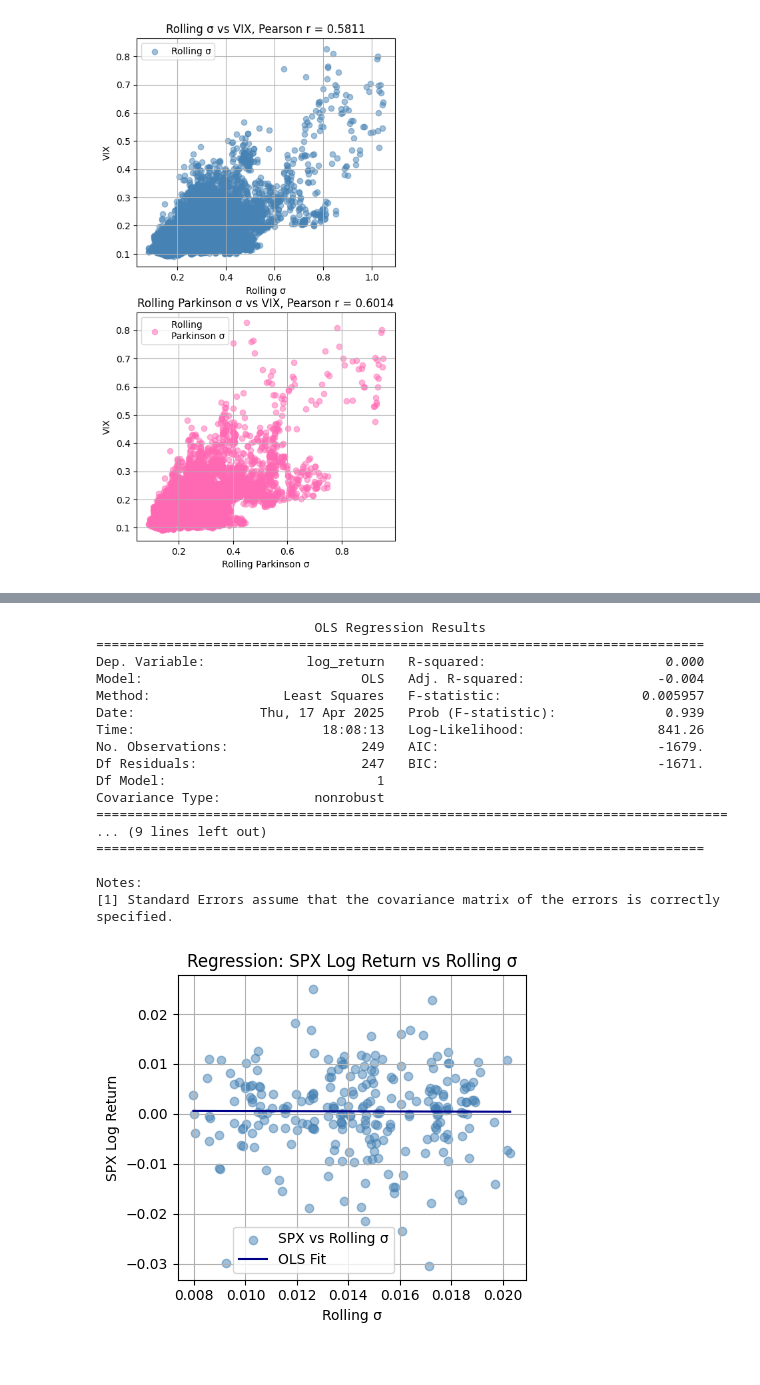
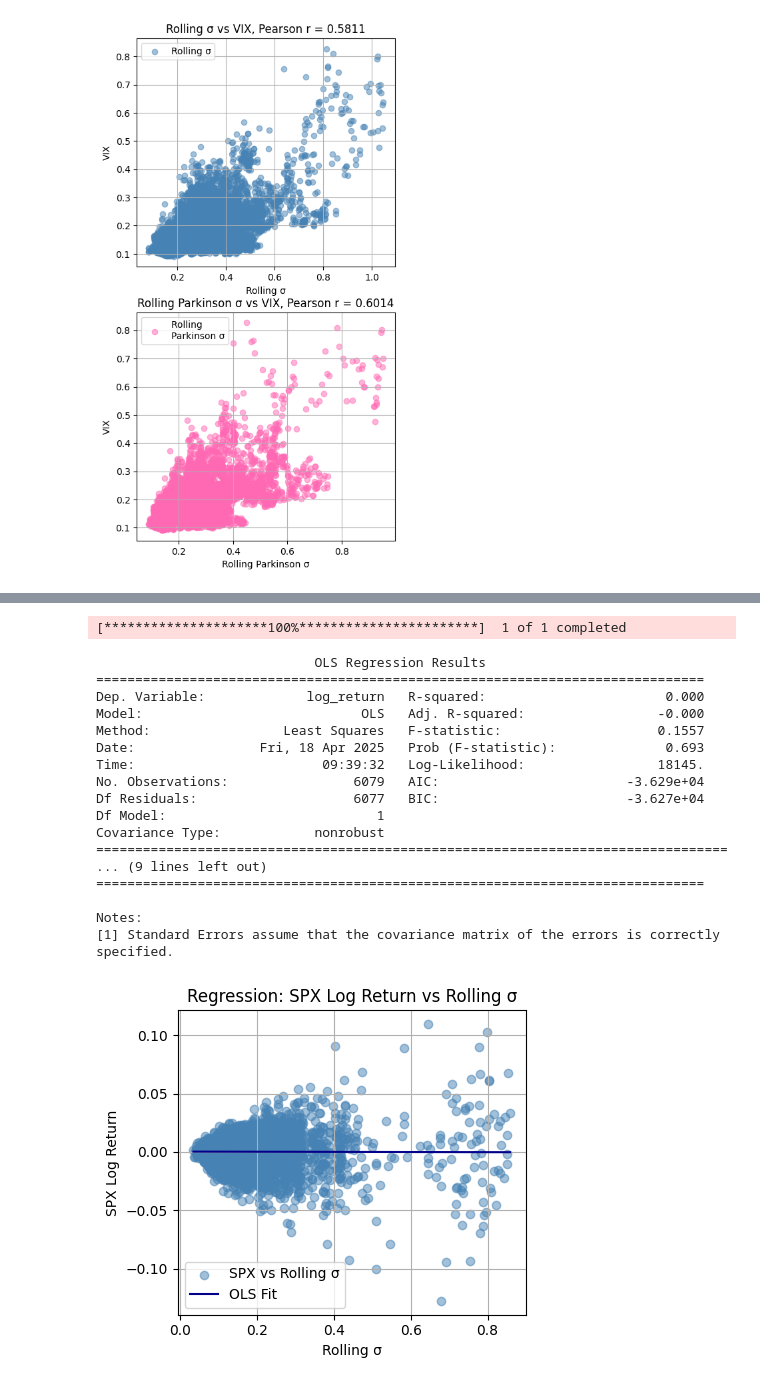
Before and after one commit to koolencharlotte/Computational_Finance_1, a Jupyter notebook: assignment_1.ipynb, the cells around one changed output, grey strips where cells are left out. Cells and saved outputs as stored; diff of their text form; code cells hidden in the pictures.

Commit message:
changed last things in plots

```diff
--- a/assignment_1.ipynb
+++ b/assignment_1.ipynb
@@ -368,20 +359,33 @@ plt.show()
 # %% [output]
 [figure]
 # %%
+start_date = "2001-01-01" # Keep this fixed in your implementation
+end_date = "2025-04-17" # end date is 17-04-2025
+
+# get from SPX data the Close data
+spx_symbol = "^SPX"
+spx_data = yf.download(spx_symbol, start=start_date, end=end_date)
+spx_data["log_return"] = np.log(spx_data["Close"] / spx_data["Close"].shift(1))
+spx_data = spx_data.dropna()
+spx_data.columns = spx_data.columns.get_level_values(0)
+
+# get VIX data
+vix_data = yf.download("^VIX", start=start_date, end=end_date)
+
 # get from SPX data the Close data
 spx_data["log_return"] = np.log(spx_data["Close"] / spx_data["Close"].shift(1))
 spx_data = spx_data.dropna()
 
 # get from VIX data the Close data
 vix_close = vix_data["Close"]["^VIX"]
-vix_close = vix_close.dropna().rename("VIX")
+vix_close = vix_close.dropna().rename("VIX") / 100
 
 # merge SPX log returns and VIX
 spx_data.columns = spx_data.columns.get_level_values(0)
 data = spx_data[["log_return"]].join(vix_close, how="inner")
 
 # time series regression
-X = sm.add_constant(data["VIX"])  # Add intercept
+X = sm.add_constant(data["VIX"])
 y = data["log_return"]
 
 # fit model and prepare data for plot
@@ -425,45 +431,56 @@ Notes:
 # %%
+# get from SPX data the Close data
+spx_symbol = "^SPX"
+start_date = "2001-01-01" # Keep this fixed in your implementation
+end_date = "2025-04-17" # end date is 17-04-2025
+spx_data = yf.download(spx_symbol, start=start_date, end=end_date)
+spx_data["log_return"] = np.log(spx_data["Close"] / spx_data["Close"].shift(1))
+spx_data = spx_data.dropna()
+spx_data.columns = spx_data.columns.get_level_values(0)
+
 # compute rolling sigma using compute_sigma function and window for 30 days
-rolling_sigma = adj_close_data.rolling(window=window_size).apply(compute_sigma, raw=True)
-df_sigma = spx_data[["log_return"]].join(rolling_sigma.iloc[:, 0].rename("rolling_sigma")).dropna()
+rolling_sigma = spx_data["log_return"].rolling(window=30).std() * np.sqrt(252)
+rolling_sigma = rolling_sigma.rename("rolling_sigma")
+df_sigma = spx_data[["log_return"]].join(rolling_sigma).dropna()
 
 # Regression: SPX log return vs Rolling σ
 X = sm.add_constant(df_sigma["rolling_sigma"])
 y = df_sigma["log_return"]
 model = sm.OLS(y, X).fit()
 x_sorted = np.sort(df_sigma["rolling_sigma"])
 y_pred = model.predict(sm.add_constant(x_sorted))
 print(model.summary())
 
 # plotting
 plt.figure(figsize=(4.5,4))
 plt.scatter(df_sigma["rolling_sigma"], df_sigma["log_return"],
             alpha=0.5, color="steelblue", label="SPX vs Rolling σ")
 plt.plot(x_sorted, y_pred, color="darkblue", label="OLS Fit")
 plt.xlabel("Rolling σ")
 plt.ylabel("SPX Log Return")
 plt.title("Regression: SPX Log Return vs Rolling σ")
 plt.grid(True)
-plt.legend(loc='lower center', bbox_to_anchor=(0.39, 0.0001), ncol=1, frameon=True)
+plt.legend(ncol=1, frameon=True)
 plt.tight_layout()
 plt.savefig("figures/spx_vs_sigmas.png", dpi=300, bbox_inches='tight')
 plt.show()
 # %% [output]
-                            OLS Regression Results
-==============================================================================
-Dep. Variable:             log_return   R-squared:                       0.000
-Model:                            OLS   Adj. R-squared:                 -0.004
-Method:                 Least Squares   F-statistic:                  0.005957
-Date:                Thu, 17 Apr 2025   Prob (F-statistic):              0.939
-Time:                        18:08:13   Log-Likelihood:                 841.26
-No. Observations:                 249   AIC:                            -1679.
-Df Residuals:                     247   BIC:                            -1671.
-Df Model:                           1
-Covariance Type:            nonrobust
-=================================================================================
-... (9 lines left out)
-==============================================================================
-
-Notes:
-[1] Standard Errors assume that the covariance matrix of the errors is correctly specified.
+[*********************100%***********************]  1 of 1 completed
+                            OLS Regression Results
+==============================================================================
+Dep. Variable:             log_return   R-squared:                       0.000
+Model:                            OLS   Adj. R-squared:                 -0.000
+Method:                 Least Squares   F-statistic:                    0.1557
+Date:                Fri, 18 Apr 2025   Prob (F-statistic):              0.693
+Time:                        09:39:32   Log-Likelihood:                 18145.
+No. Observations:                6079   AIC:                        -3.629e+04
+Df Residuals:                    6077   BIC:                        -3.627e+04
+Df Model:                           1
+Covariance Type:            nonrobust
+=================================================================================
+... (9 lines left out)
+==============================================================================
+
+Notes:
+[1] Standard Errors assume that the covariance matrix of the errors is correctly specified.
-[figure, old version]
+[figure, new version]
```
Also changed, not shown: parts of 7 cells of this notebook, 7 other files.
